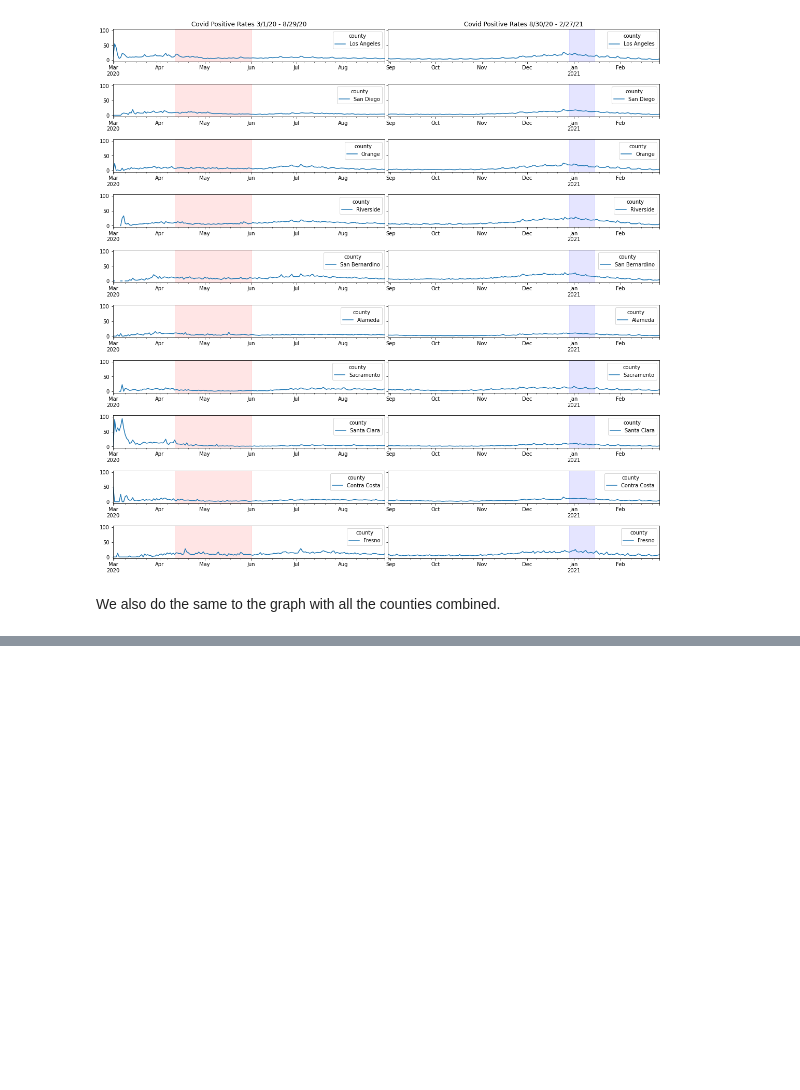
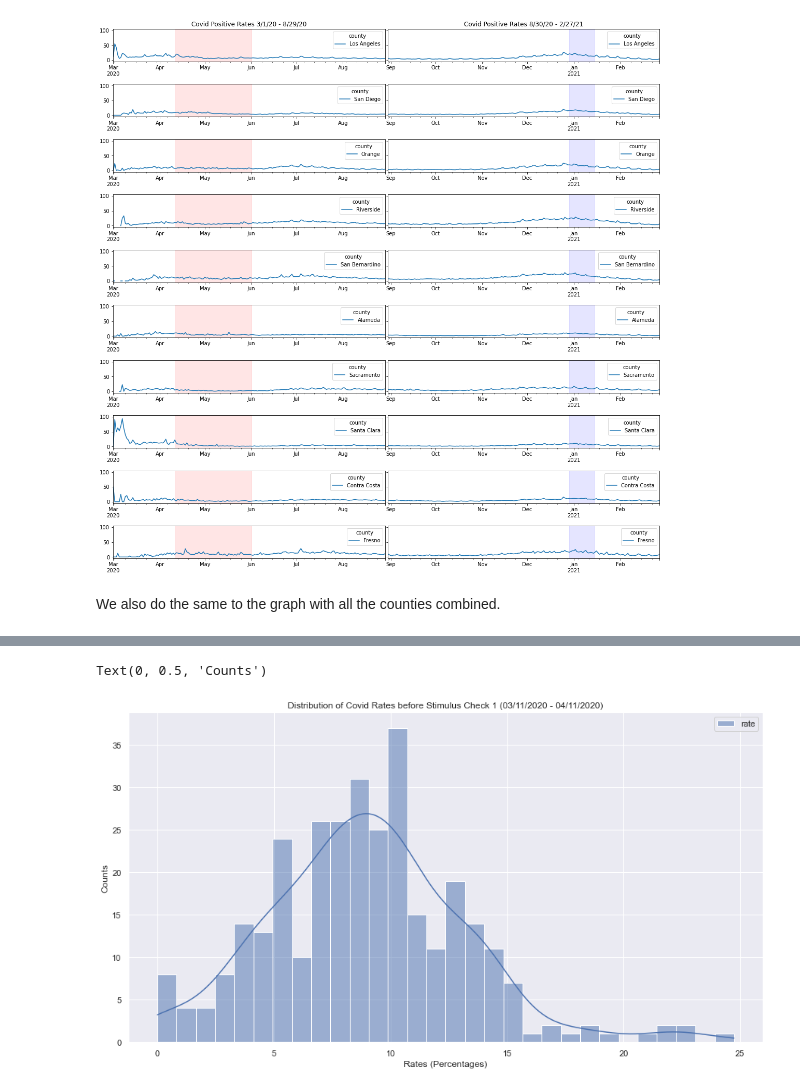
Before and after one commit to j3li/-Analysis-of-Covid-Stimulus-Checks-and-Covid-Positivity-Rates, a Jupyter notebook: EDACheckpointGroup035-Wi22.ipynb, the cells around one changed output, grey strips where cells are left out. Saved outputs shown, nothing was run; the diff lists cells and outputs as text; code cells hidden in the pictures; blank space fills up the shorter version.

```diff
--- a/EDACheckpointGroup035-Wi22.ipynb
+++ b/EDACheckpointGroup035-Wi22.ipynb
@@ -262,0 +298,25 @@ plt.ylim(0, 100)
+# %%
+before_stim_1 = covid_df[(covid_df['date'] <= '2020-04-11') & (covid_df['date'] >= '2020-03-11')]
+before_stim_1
+
+after_stim_1 = covid_df[(covid_df['date'] > '2020-04-11') & (covid_df['date'] <= '2020-05-11')]
+after_stim_1
+
+
+
+# '2020-12-29'), dates.datestr2num('2021-01-15'
+
+before_stim_2 = covid_df[(covid_df['date'] < '2020-12-29') & (covid_df['date'] >= '2020-11-29')]
+after_stim_2 = covid_df_subset[(covid_df_subset['date'] >= '2020-12-29') & (covid_df_subset['date'] < '2021-01-29')]
+# %%
+# Histogram before the first stim check
+sns.set(rc = {'figure.figsize':(15,8)})
+
+before_stim_1_hist = sns.histplot(before_stim_1, bins = 30, kde = True)
+
+plt.title('Distribution of Covid Rates before Stimulus Check 1 (03/11/2020 - 04/11/2020)')
+plt.xlabel('Rates (Percentages)')
+plt.ylabel('Counts')
+# %% [output]
+Text(0, 0.5, 'Counts')
+[figure, added]
```
Also changed, not shown: parts of 14 cells of this notebook.
